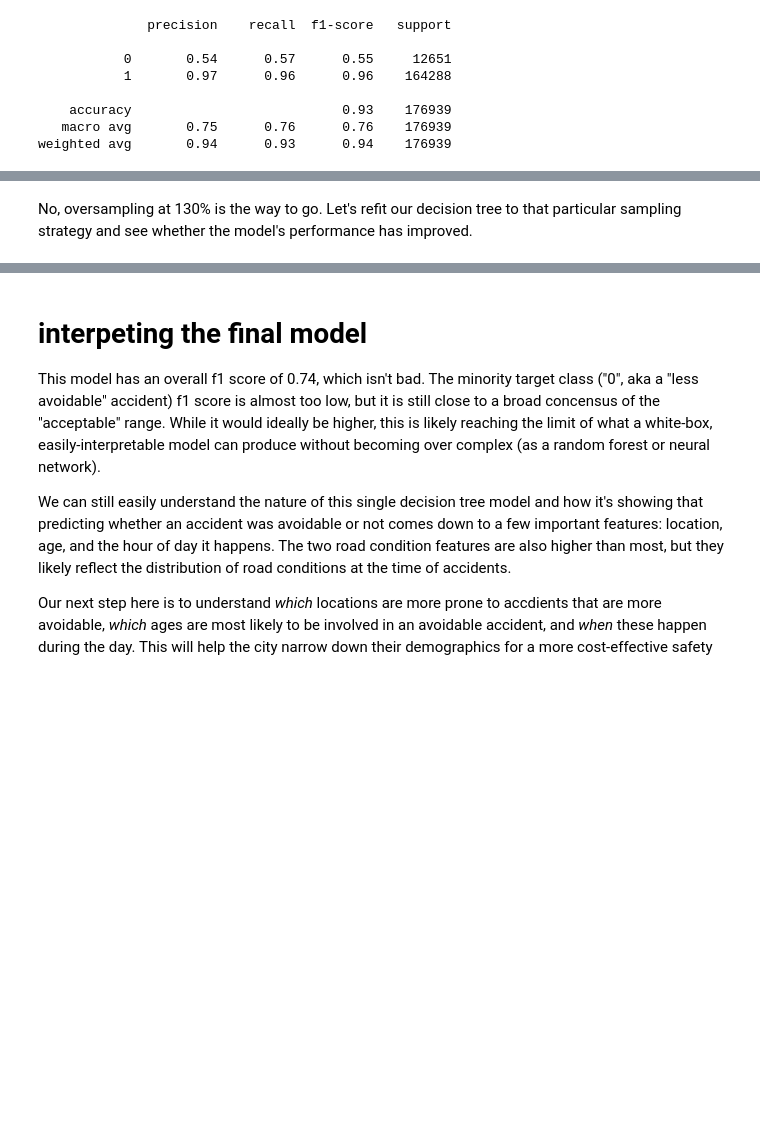
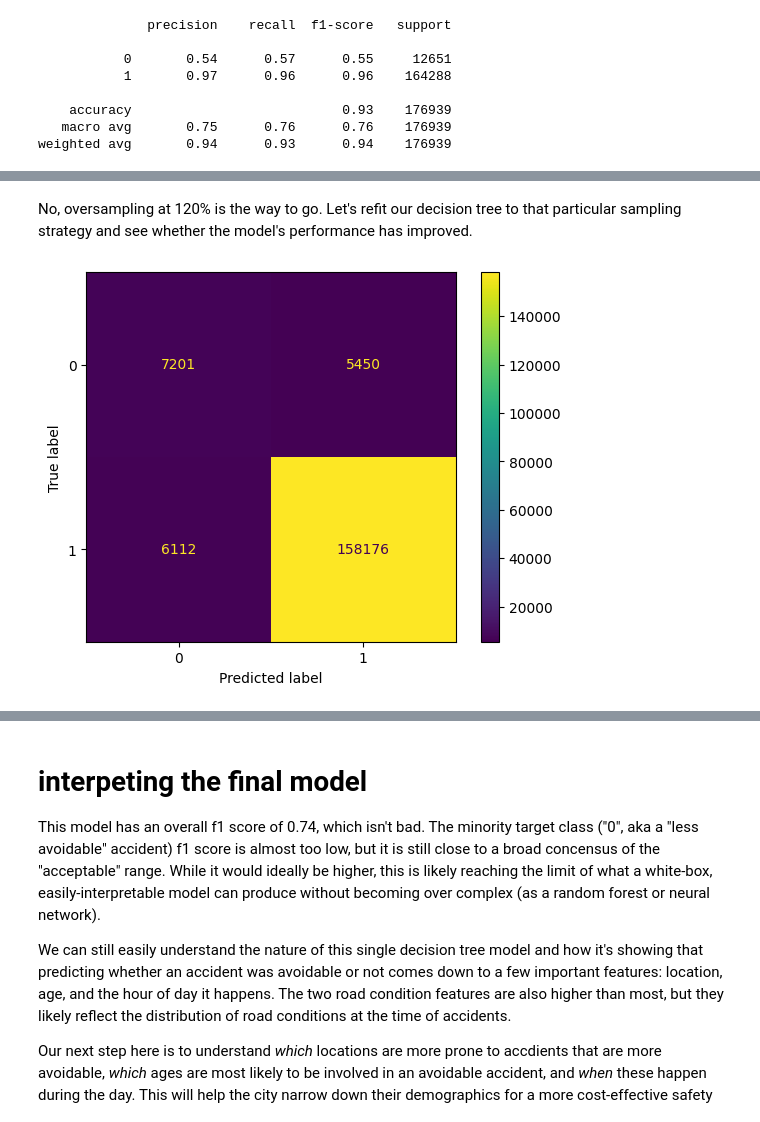
Before and after one commit to joeldmott/chicago_auto_accidents_project, a Jupyter notebook: project_notebook.ipynb, the cells around one changed output, grey strips where cells are left out. Drawn from its saved outputs; the diff is of its cells as text; code cells hidden in the pictures; blank space fills up the shorter version.

```diff
--- a/project_notebook.ipynb
+++ b/project_notebook.ipynb
@@ -1447,11 +1478,18 @@ print("sampling strategies & f1 scores:", list(zip(smote_oversampling_percentage
 # %% [markdown]
-No, oversampling at 130% is the way to go. Let's refit our decision tree to that particular sampling strategy and see whether the model's performance has improved.
+No, oversampling at 120% is the way to go. Let's refit our decision tree to that particular sampling strategy and see whether the model's performance has improved.
 # %%
-from imblearn.over_sampling import RandomOverSampler
-#set the oversampler to 130% of the minority class
-oversample = RandomOverSampler(random_state=210, sampling_strategy={0:66145, 1:656936})
+#set the oversampler to 120% of the minority class
+oversample = RandomOverSampler(random_state=210, sampling_strategy={0:61133, 1:656758})
 # fit and apply the oversampling strategy
 X_train_nonstandardized_and_trimmed_over, y_train_over = oversample.fit_resample(X_train_nonstandardized_and_trimmed, y_train)
 #instantiating & fitting the DecisionTreeClassifier model
 dt_oversample = DecisionTreeClassifier(random_state=210)
 dt_oversample.fit(X_train_nonstandardized_and_trimmed_over, y_train_over)
+
+#making our y_test predictions
+y_pred_test_oversample = dt_oversample.predict(X_test_nonstandardized_and_trimmed)
+
+#confusion matrix
+ConfusionMatrixDisplay.from_predictions(y_test, y_pred_test_oversample);
+# %% [output]
+[figure, added]
```
Also changed, not shown: parts of 20 cells of this notebook.
